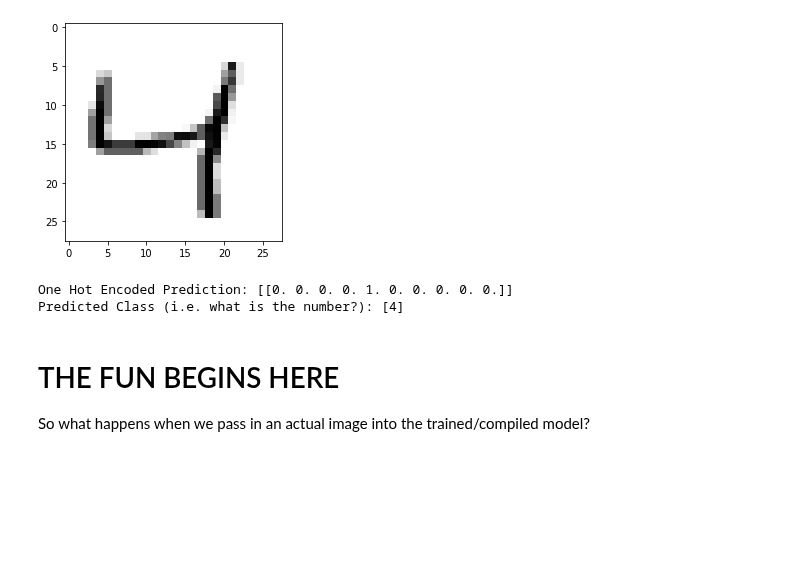
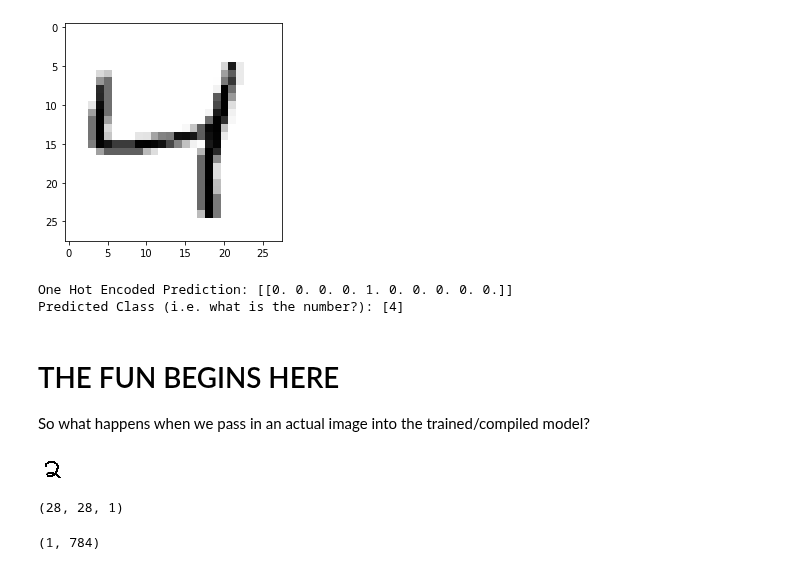
Before and after one commit to gianmillare/Machine-Learning-AI, a Jupyter notebook: University of California, Berkeley - AI ML Sessions/Part 32 - MNIST.ipynb, the cells around one changed output. Drawn from its saved outputs; the diff is of its cells as text; code cells hidden in the pictures; blank space fills up the shorter version.

Commit message:
completed ucbmlai32 MNIST notes with testing the deep multi layer perceptron model to predict images

```diff
--- a/University of California, Berkeley - AI ML Sessions/Part 32 - MNIST.ipynb
+++ b/University of California, Berkeley - AI ML Sessions/Part 32 - MNIST.ipynb
@@ -260,3 +271,18 @@ Predicted Class (i.e. what is the number?): [4]
 # THE FUN BEGINS HERE
 
 So what happens when we pass in an actual image into the trained/compiled model?
+# %%
+# Testing step 1: load in the image using keras
+from keras.preprocessing import image
+
+im = image.load_img("images/test2.png", target_size=(28, 28), grayscale=True)
+im
+# %% [output]
+[figure, added]
+# %%
+# Testing step 2: Convert the image to a numpy array
+from keras.preprocessing.image import img_to_array
+image = img_to_array(im)
+image.shape
+# %% [output]
+(28, 28, 1)
@@ -262,0 +292,6 @@ So what happens when we pass in an actual image into the trained/compiled model?
+# %%
+# Testing step 4: flatten the array to a 1x28x28 array
+img = image.flatten().reshape(-1, 28*28)
+img.shape
+# %% [output]
+(1, 784)
```
Also changed, not shown: parts of 9 cells of this notebook, 1 other file.
